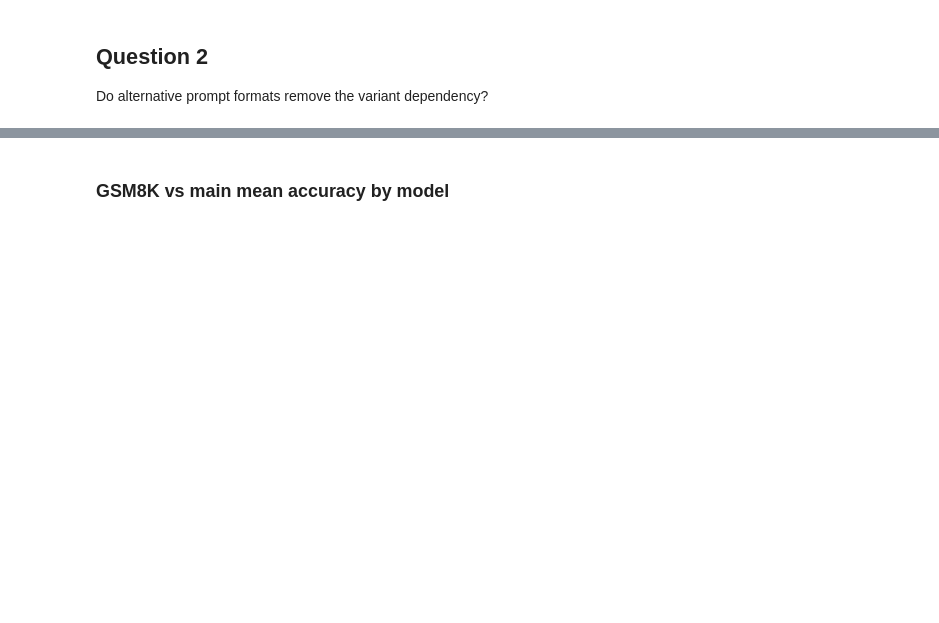
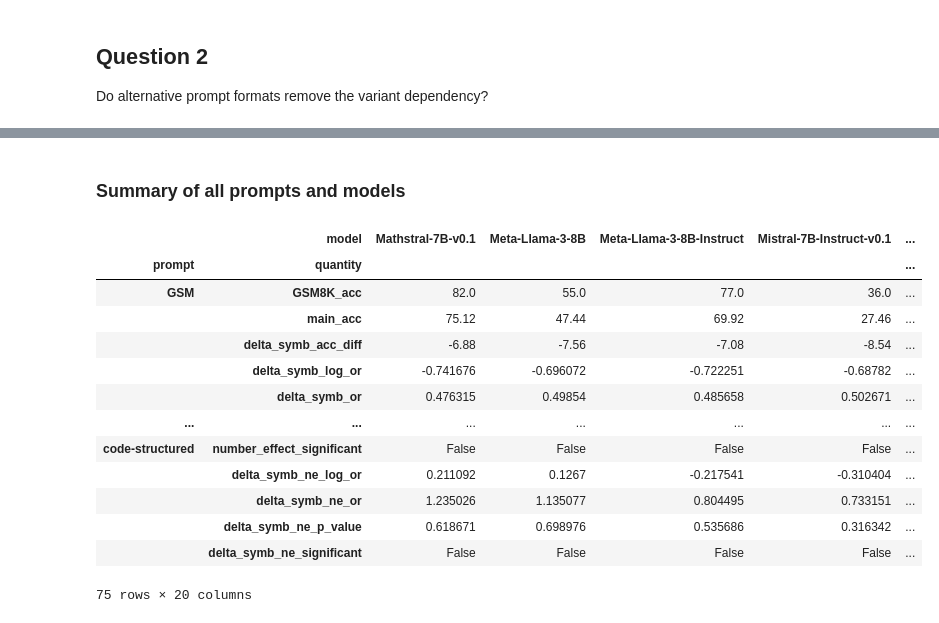
Before and after one commit to the-mysh/gsm-symbolic-benchmarking, a Jupyter notebook: notebooks/full_results.ipynb, the cells around one changed output, grey strips where cells are left out. Saved outputs shown, nothing was run; the diff lists cells and outputs as text; code cells hidden in the pictures; blank space fills up the shorter version.

```diff
--- a/notebooks/full_results.ipynb
+++ b/notebooks/full_results.ipynb
@@ -155,4 +294,4 @@ demo_models = [
     'Meta-Llama-3-8B-Instruct',
 ]
 # %% [markdown]
-### GSM8K vs main mean accuracy by model
+### Summary of all prompts and models
@@ -162 +298,19 @@ all_prompts_summary
+# %%
+all_prompts_result = MultiPromptResult(full_results, save_prefix=OUTPUTS_FOLDER)
+all_prompts_result.summary
+# %% [output]
+|  | model | Mathstral-7B-v0.1 | Meta-Llama-3-8B | Meta-Llama-3-8B-Instruct | Mistral-7B-Instruct-v0.1 | ... |
+| prompt | quantity |  |  |  |  | ... |
+| GSM | GSM8K_acc | 82.0 | 55.0 | 77.0 | 36.0 | ... |
+|  | main_acc | 75.12 | 47.44 | 69.92 | 27.46 | ... |
+|  | delta_symb_acc_diff | -6.88 | -7.56 | -7.08 | -8.54 | ... |
+|  | delta_symb_log_or | -0.741676 | -0.696072 | -0.722251 | -0.68782 | ... |
+|  | delta_symb_or | 0.476315 | 0.49854 | 0.485658 | 0.502671 | ... |
+| ... | ... | ... | ... | ... | ... | ... |
+| code-structured | number_effect_significant | False | False | False | False | ... |
+|  | delta_symb_ne_log_or | 0.211092 | 0.1267 | -0.217541 | -0.310404 | ... |
+|  | delta_symb_ne_or | 1.235026 | 1.135077 | 0.804495 | 0.733151 | ... |
+|  | delta_symb_ne_p_value | 0.618671 | 0.698976 | 0.535686 | 0.316342 | ... |
+|  | delta_symb_ne_significant | False | False | False | False | ... |
+75 rows × 20 columns
 # %%
```
Also changed, not shown: parts of 29 cells of this notebook, 1 other file.
